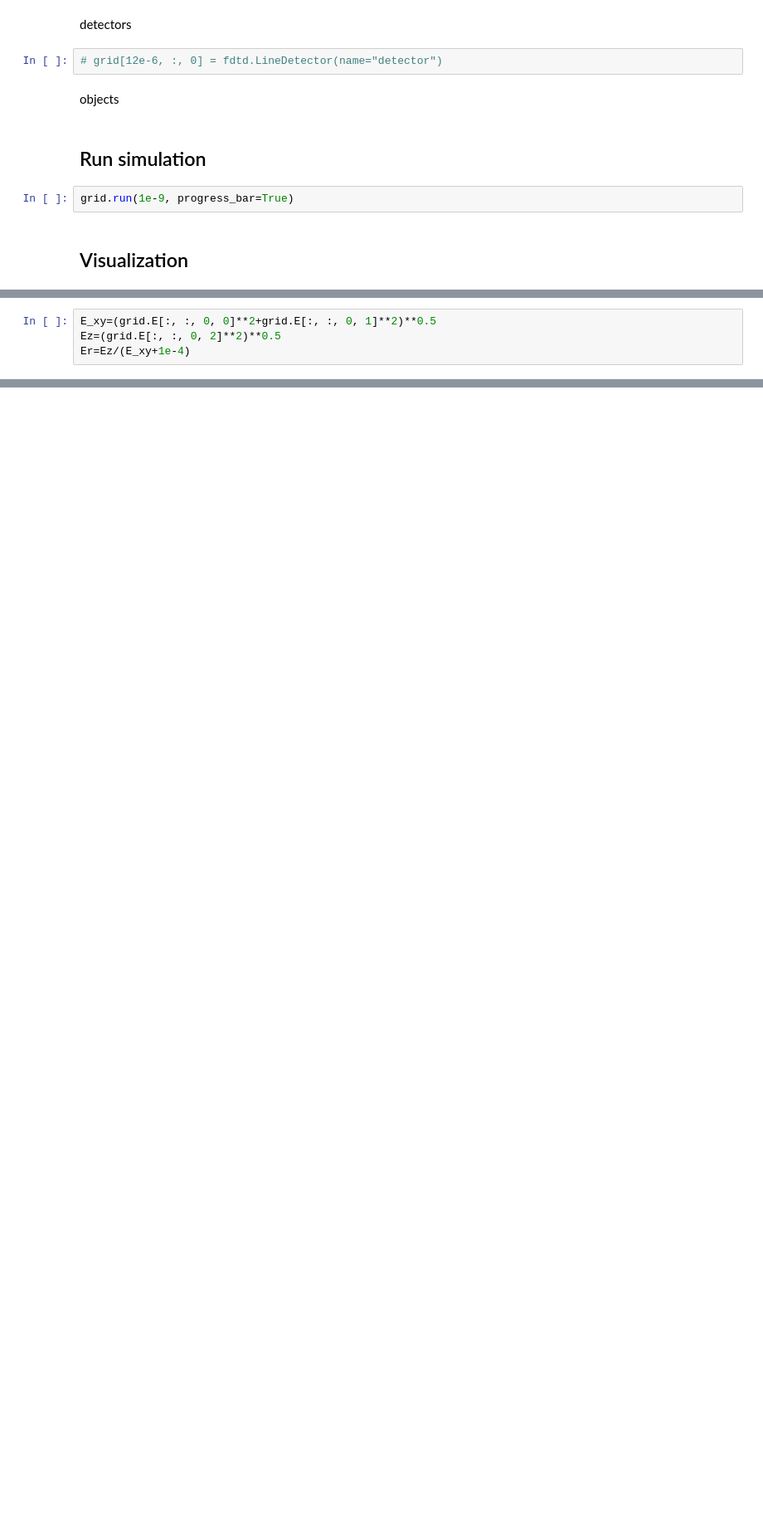
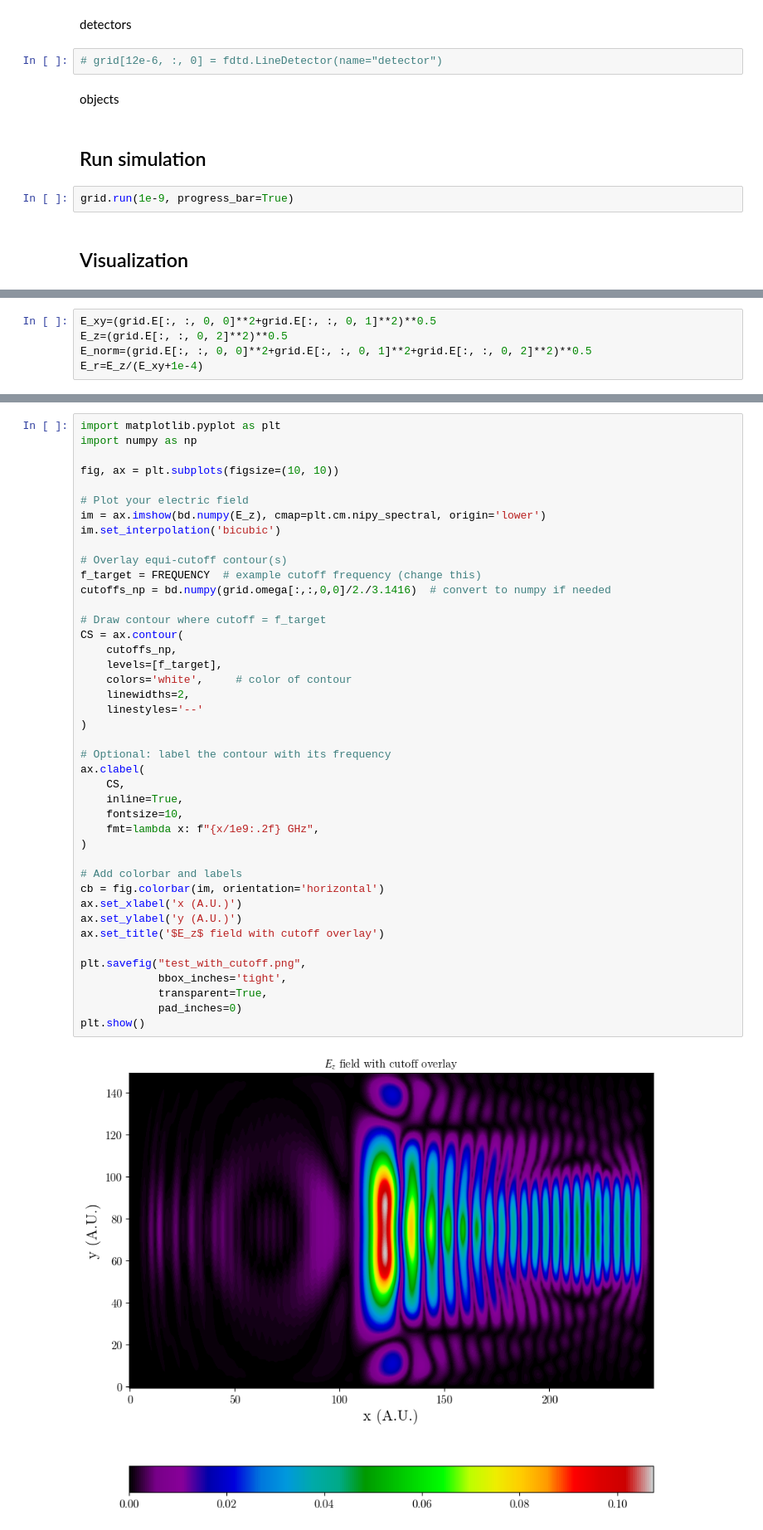
Before and after one commit to Pierre-Alexandre-Gourdain/fdtd, a Jupyter notebook: cutoff_test.ipynb, the cells around one changed output, grey strips where cells are left out. Shown: that part at 83% size. Drawn from its saved outputs; the diff is of its cells as text; blank space fills up the shorter version.

```diff
--- a/cutoff_test.ipynb
+++ b/cutoff_test.ipynb
@@ -264,7 +264,8 @@ grid.visualize(cmap="Blues",z=0,save=True,folder="./")
 # %%
 E_xy=(grid.E[:, :, 0, 0]**2+grid.E[:, :, 0, 1]**2)**0.5
-Ez=(grid.E[:, :, 0, 2]**2)**0.5
-Er=Ez/(E_xy+1e-4)
+E_z=(grid.E[:, :, 0, 2]**2)**0.5
+E_norm=(grid.E[:, :, 0, 0]**2+grid.E[:, :, 0, 1]**2+grid.E[:, :, 0, 2]**2)**0.5
+E_r=E_z/(E_xy+1e-4)
 # %%
 fig, ax = plt.subplots(figsize=(10, 10))
 
@@ -287,0 +289,44 @@ plt.show()
+# %%
+import matplotlib.pyplot as plt
+import numpy as np
+
+fig, ax = plt.subplots(figsize=(10, 10))
+
+# Plot your electric field
+im = ax.imshow(bd.numpy(E_z), cmap=plt.cm.nipy_spectral, origin='lower')
+im.set_interpolation('bicubic')
+
+# Overlay equi-cutoff contour(s)
+f_target = FREQUENCY  # example cutoff frequency (change this)
+cutoffs_np = bd.numpy(grid.omega[:,:,0,0]/2./3.1416)  # convert to numpy if needed
+
+# Draw contour where cutoff = f_target
+CS = ax.contour(
+    cutoffs_np,
+    levels=[f_target],
+    colors='white',     # color of contour
+    linewidths=2,
+    linestyles='--'
+)
+
+# Optional: label the contour with its frequency
+ax.clabel(
+    CS,
+    inline=True,
+    fontsize=10,
+    fmt=lambda x: f"{x/1e9:.2f} GHz",
+)
+
+# Add colorbar and labels
+cb = fig.colorbar(im, orientation='horizontal')
+ax.set_xlabel('x (A.U.)')
+ax.set_ylabel('y (A.U.)')
+ax.set_title('$E_z$ field with cutoff overlay')
+
+plt.savefig("test_with_cutoff.png",
+            bbox_inches='tight',
+            transparent=True,
+            pad_inches=0)
+plt.show()
+# %% [output]
+[figure, added]
```
Also changed, not shown: parts of 8 cells of this notebook, 1 other file.
